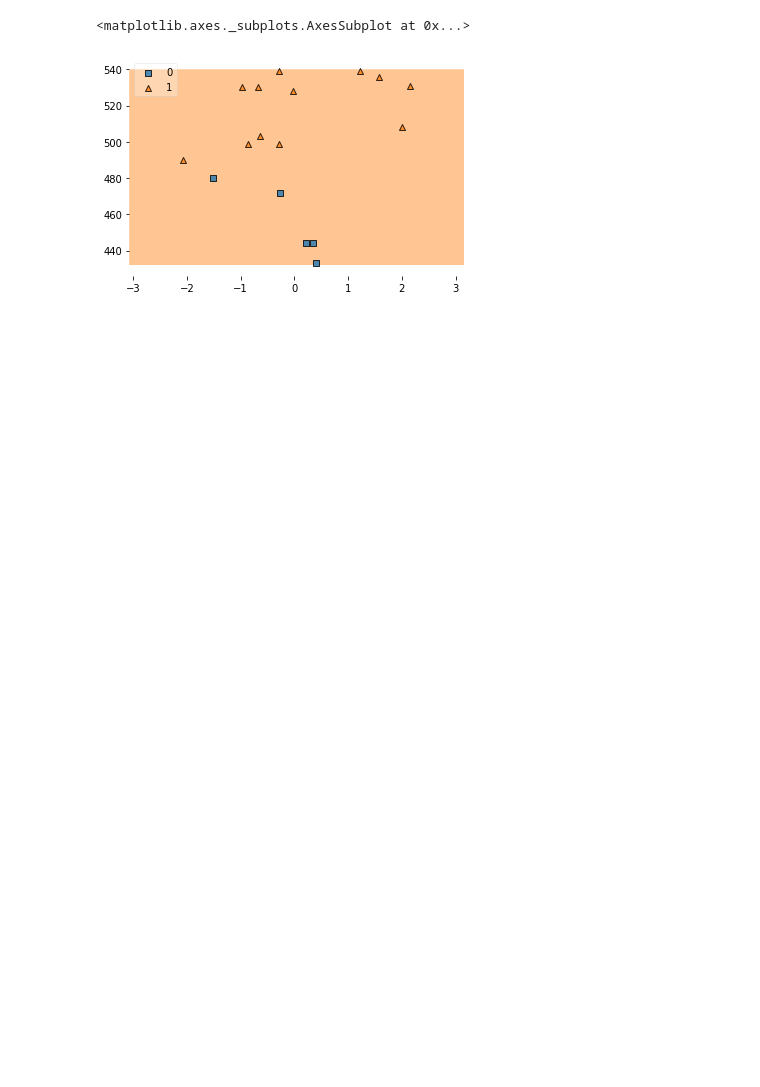
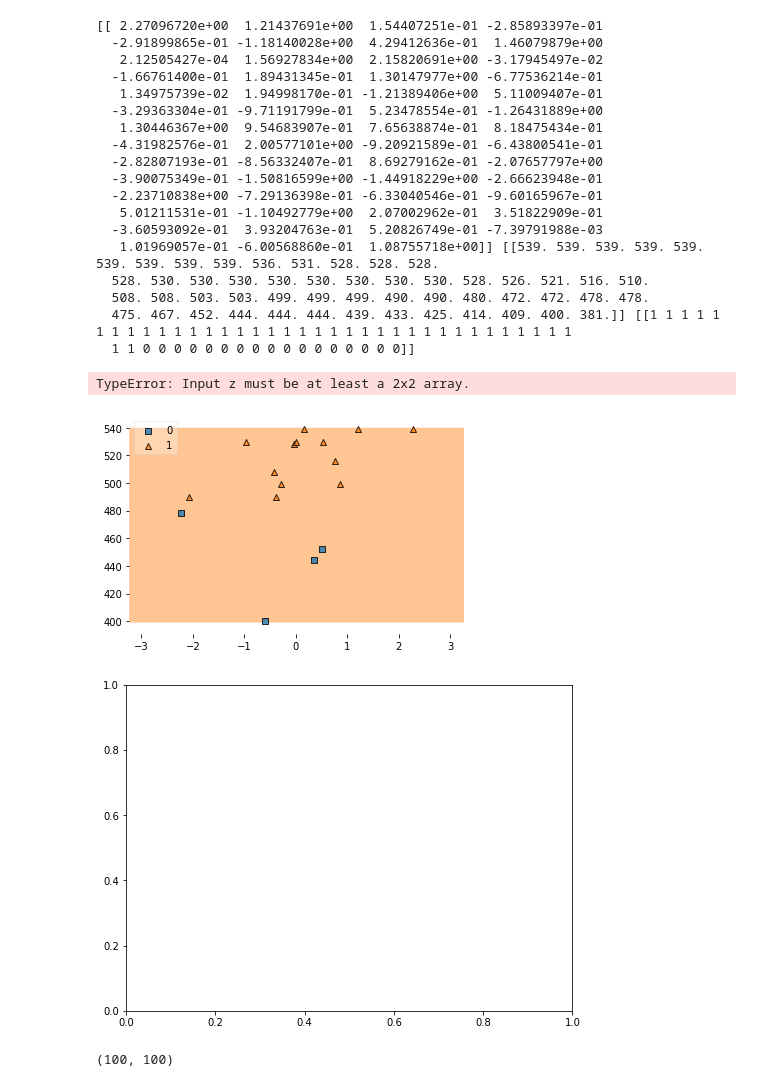
Before and after one commit to jabelic/Analysis_Nigata_rice, a Jupyter notebook: analysis.ipynb, the cells around one changed output. Drawn from its saved outputs; the diff is of its cells as text; code cells hidden in the pictures; blank space fills up the shorter version.

```diff
--- a/analysis.ipynb
+++ b/analysis.ipynb
@@ -37,7 +37,7 @@ for i in range(len(sunlight)):
 # クラスラベルを生成. 1を豊作に.
     y_judge = np.empty([0,1])
 for j in rice_yield:
-    if j >= 490:
+    if j >= 480:
         y_judge = np.append(y_judge, 1)
     else:
         y_judge = np.append(y_judge, 0)
@@ -80,7 +80,7 @@ for i in range(len(pca_point)):
 X_train, X_test, y_train, y_test = train_test_split(X_data, y_judge, test_size=0.3, random_state=None )
 
 # SVM LinearSVC trainデータで訓練
-clf_result=LinearSVC(loss='hinge', C=0.5,class_weight='balanced', random_state=0)#loss='squared_hinge' #loss="hinge", loss="log"
+clf_result=LinearSVC(loss='hinge', C=1.3,class_weight='balanced', random_state=0)#loss='squared_hinge' #loss="hinge", loss="log"
 clf_result.fit(X_train, y_train)
 
 #正答率を求める
@@ -94,11 +94,52 @@ print("正答率 = ",ac_score)
 # %%
 #plotする
 X_train_plot=np.vstack(X_train)
 y_train_plot=np.hstack(y_train)
 X_test_plot=np.vstack(X_test)
 y_test_plot=np.hstack(y_test)
 #plot_decision_regions(X_train_plot, y_train_plot, clf=clf_result, res=0.01) #学習データをプロット
 plot_decision_regions(X_test_plot, y_test_plot, clf=clf_result, res=0.01, legend=2) #テストデータをプロット
+
+y_judge = y_judge.reshape(1, -1)
+#z = np.hstack([y_judge.T, y_judge.T])
+z = np.hstack([y_judge])
+x = X_data[:, 0].reshape(1, -1)
+y = X_data[:, 1].reshape(1, -1)
+
+print(x,y,z)
+fig, ax = plt.subplots(figsize=(8, 6))
+#ax.scatter(X_data[:, 0], X_data[:,1], s=7, cmap='tab10')
+ax.contourf(x, y, z.T,alpha=0.4, cmap='Paired')
+plt.show()
+print(z.shape, X_data.shape)
 # %% [output]
-<matplotlib.axes._subplots.AxesSubplot at 0x...>
+[[ 2.27096720e+00  1.21437691e+00  1.54407251e-01 -2.85893397e-01
+  -2.91899865e-01 -1.18140028e+00  4.29412636e-01  1.46079879e+00
+   2.12505427e-04  1.56927834e+00  2.15820691e+00 -3.17945497e-02
+  -1.66761400e-01  1.89431345e-01  1.30147977e+00 -6.77536214e-01
+   1.34975739e-02  1.94998170e-01 -1.21389406e+00  5.11009407e-01
+  -3.29363304e-01 -9.71191799e-01  5.23478554e-01 -1.26431889e+00
+   1.30446367e+00  9.54683907e-01  7.65638874e-01  8.18475434e-01
+  -4.31982576e-01  2.00577101e+00 -9.20921589e-01 -6.43800541e-01
+  -2.82807193e-01 -8.56332407e-01  8.69279162e-01 -2.07657797e+00
+  -3.90075349e-01 -1.50816599e+00 -1.44918229e+00 -2.66623948e-01
+  -2.23710838e+00 -7.29136398e-01 -6.33040546e-01 -9.60165967e-01
+   5.01211531e-01 -1.10492779e+00  2.07002962e-01  3.51822909e-01
+  -3.60593092e-01  3.93204763e-01  5.20826749e-01 -7.39791988e-03
+   1.01969057e-01 -6.00568860e-01  1.08755718e+00]] [[539. 539. 539. 539. 539. 539. 539. 539. 539. 536. 531. 528. 528. 528.
+  528. 530. 530. 530. 530. 530. 530. 530. 530. 528. 526. 521. 516. 510.
+  508. 508. 503. 503. 499. 499. 499. 490. 490. 480. 472. 472. 478. 478.
+  475. 467. 452. 444. 444. 444. 439. 433. 425. 414. 409. 400. 381.]] [[1 1 1 1 1 1 1 1 1 1 1 1 1 1 1 1 1 1 1 1 1 1 1 1 1 1 1 1 1 1 1 1 1 1 1 1
+  1 1 0 0 0 0 0 0 0 0 0 0 0 0 0 0 0 0 0]]
+TypeError: Input z must be at least a 2x2 array.
-[figure, old version]
+[figure, new version]
+[figure, added]
+# %%
+x = np.linspace(np.min(X[:,0]), np.max(X[:,0]), 100)
+#y座標方向に100個の値を取得
+y = np.linspace(np.min(X[:,1]), np.max(X[:,1]), 100)
+#上記のx,yを組み合わせた10000個の点のx座標と,y座標の配列を取得
+x_g, y_g = np.meshgrid(x, y)
+print(x_g.shape)
+# %% [output]
+(100, 100)
```
Also changed, not shown: parts of 1 cell of this notebook, 2 other files.
